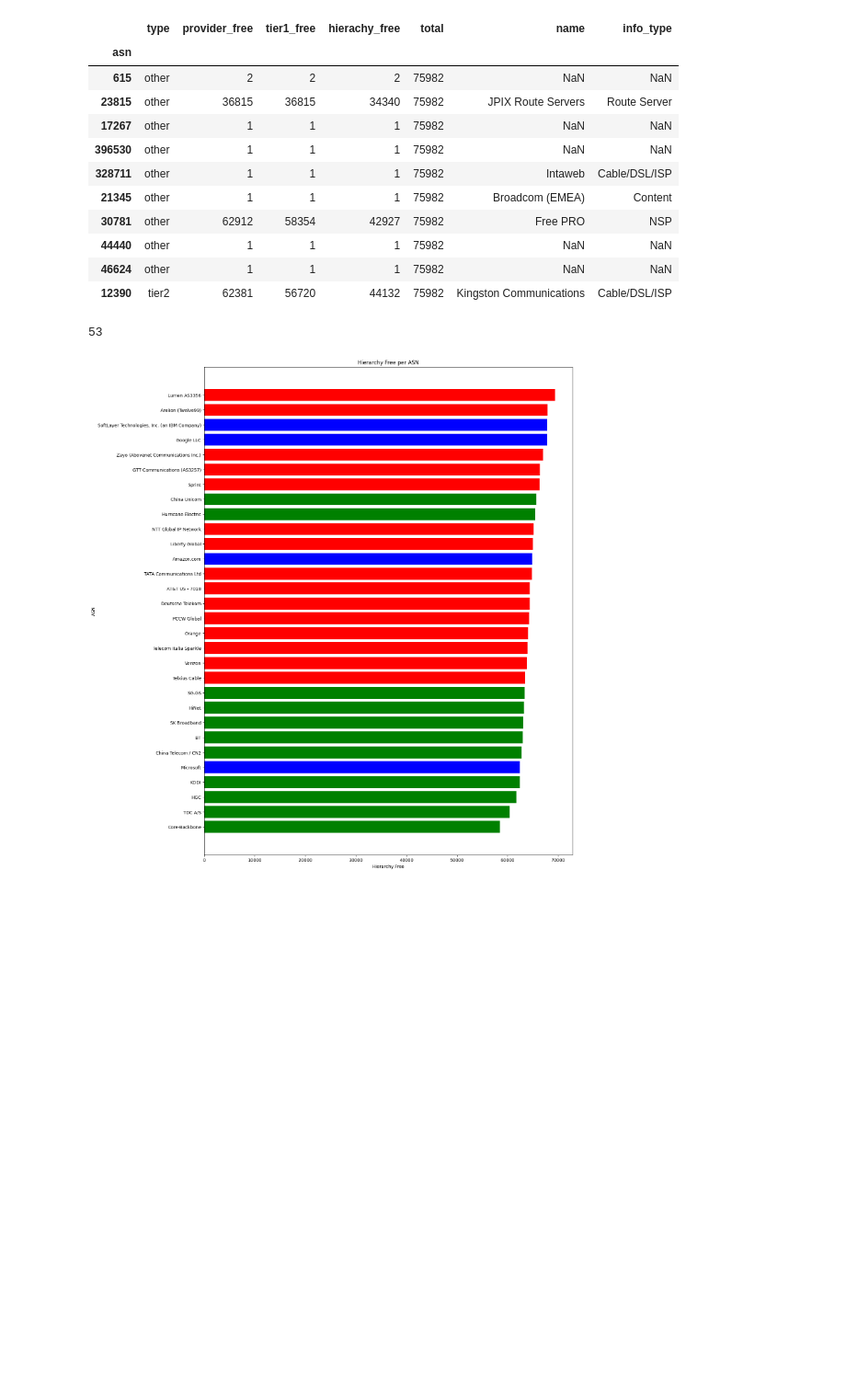
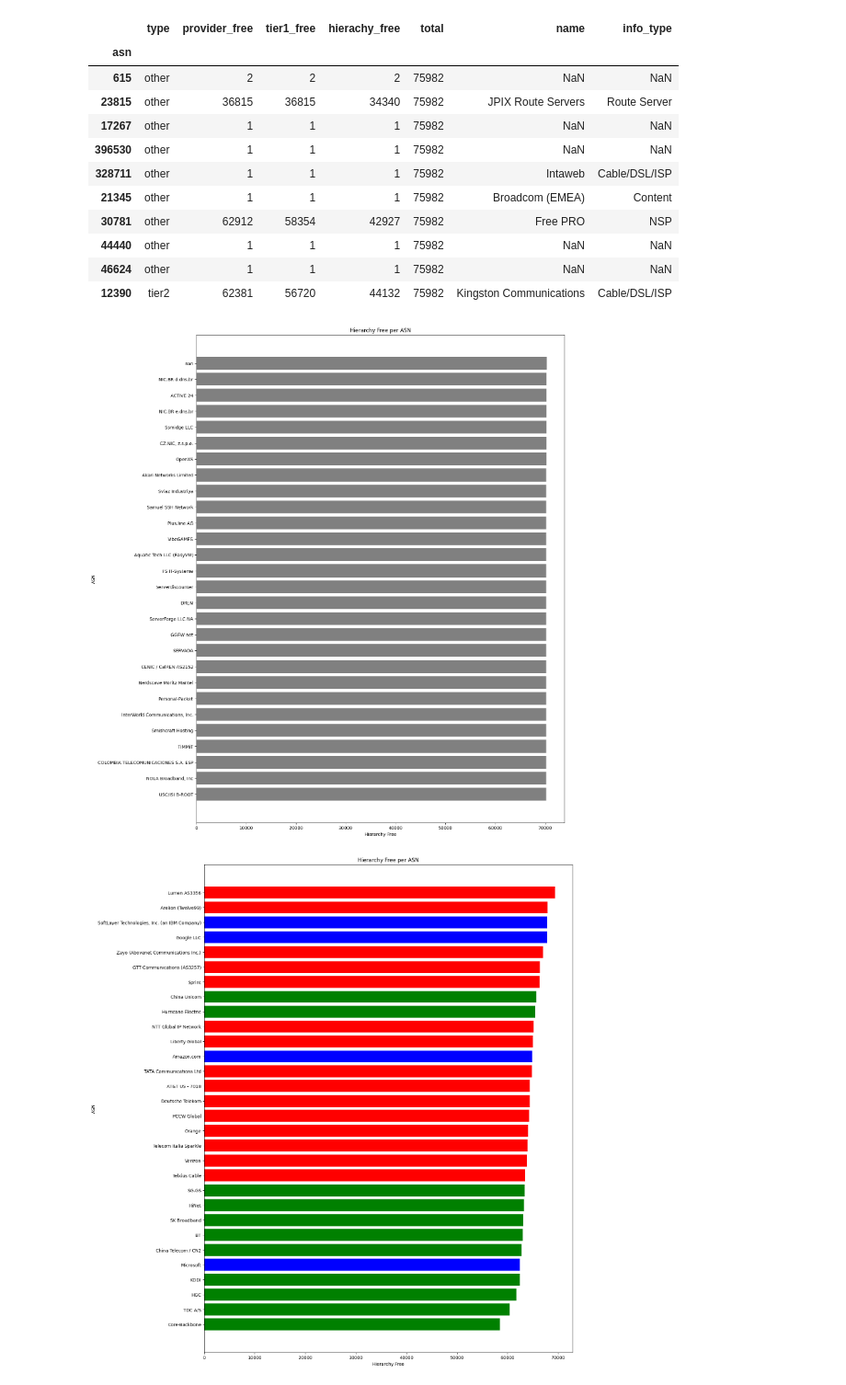
Before and after one commit to guissalustiano/measuring-the-internet-flatenning, a Jupyter notebook: analise.ipynb, the cells around one changed output. Shown at 92% size. Saved outputs shown, nothing was run; the diff lists cells and outputs as text; code cells hidden in the pictures; blank space fills up the shorter version.

Commit message:
both graphs

```diff
--- a/analise.ipynb
+++ b/analise.ipynb
@@ -30,25 +30,27 @@ df.head(10)
 | 44440 | other | 1 | 1 | 1 | 75982 | NaN | NaN |
 | 46624 | other | 1 | 1 | 1 | 75982 | NaN | NaN |
 | 12390 | tier2 | 62381 | 56720 | 44132 | 75982 | Kingston Communications | Cable/DSL/ISP |
-# %%
-df=df[df['type'] != 'other']
-df=df.sort_values(by='hierachy_free',ascending=False)
-print(len(df))
-df=df.head(30)
-# %% [output]
-53
 # %%
-fig, ax = plt.subplots(figsize=(15, 20))
+def plot_hierarchy_free(df):
+    df=df.sort_values(by='hierachy_free',ascending=False)
+    df=df.head(30)
 
-color_map= {'cloud_provider': 'blue','tier1':'red','tier2':'green','other':'gray'}
-df['color']=df['type'].map(color_map)
+    fig, ax = plt.subplots(figsize=(15, 20))
 
-ax.barh(df['name'].astype(str), df['hierachy_free'], align='center',color=df['color'])
-ax.invert_yaxis()  # labels read top-to-bottom
-ax.set_xlabel('Hierarchy Free')
-ax.set_ylabel('ASN')
-ax.set_title('Hierarchy Free per ASN')
+    color_map= {'cloud_provider': 'blue','tier1':'red','tier2':'green','other':'gray'}
+    df['color']=df['type'].map(color_map)
 
-plt.show()
+    ax.barh(df['name'].astype(str), df['hierachy_free'], align='center',color=df['color'])
+    ax.invert_yaxis()  # labels read top-to-bottom
+    ax.set_xlabel('Hierarchy Free')
+    ax.set_ylabel('ASN')
+    ax.set_title('Hierarchy Free per ASN')
+
+    plt.show()
-# %% [output]
-[figure, removed]
+# %%
+plot_hierarchy_free(df)
+df=df[df['type'] != 'other']
+plot_hierarchy_free(df)
+# %% [output]
+[figure, added]
+[figure, added]
```
